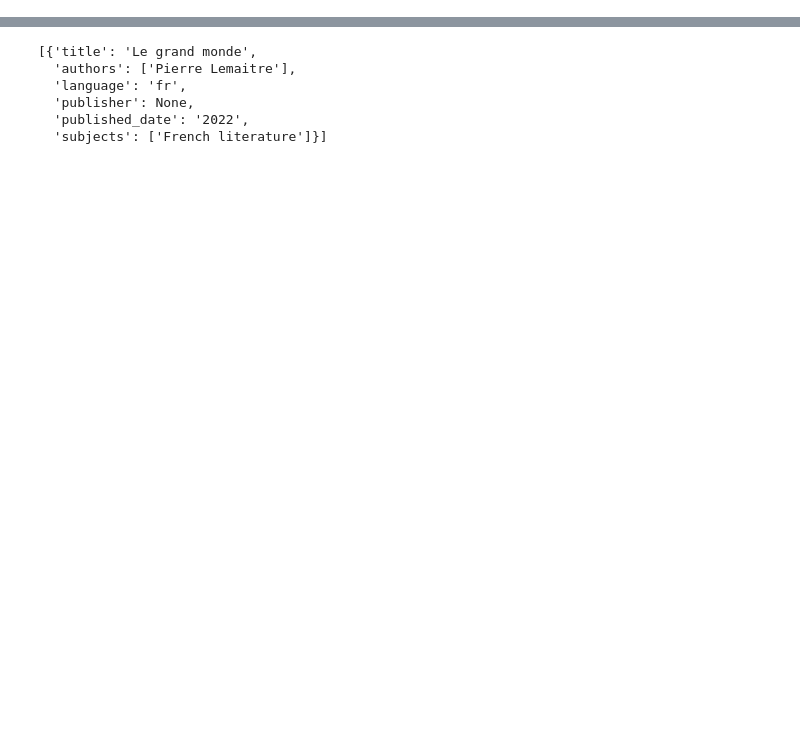
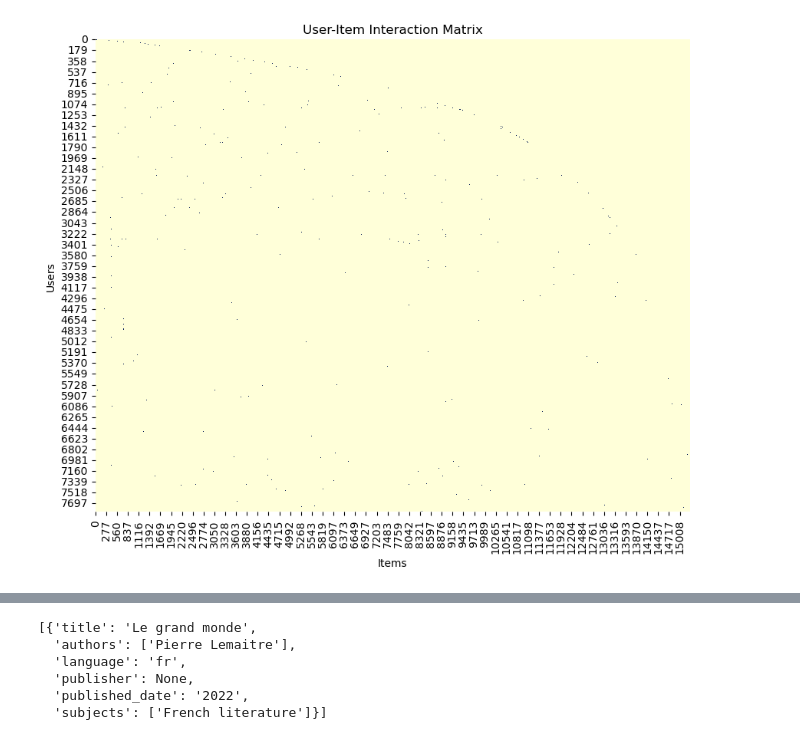
Before and after one commit to gr-oll/EPFL_Apple, a Jupyter notebook: EDA.ipynb, the cells around one changed output, grey strips where cells are left out. Saved outputs shown, nothing was run; the diff lists cells and outputs as text; code cells hidden in the pictures; blank space fills up the shorter version.

```diff
--- a/EDA.ipynb
+++ b/EDA.ipynb
@@ -5,7 +7,7 @@ import requests
 # %%
 #import csv filee interactions_train.csv
-interactions = pd.read_csv('interactions_train.csv')
-items = pd.read_csv('items.csv')
+interactions = pd.read_csv('kaggle_data/interactions_train.csv')
+items = pd.read_csv('kaggle_data/items.csv')
 
 display(interactions.head())
 display(items.head())
@@ -27,0 +75,6 @@ limited_items = items.head(100)
+# %%
+# Create a user-item interaction matrix with binary values (1 if read, 0 otherwise)
+binary_interaction_matrix = interactions.pivot_table(index='u', columns='i', values='t', aggfunc='count')
+binary_interaction_matrix = binary_interaction_matrix.notnull().astype(int)
+
+binary_interaction_matrix
@@ -27,0 +96,12 @@ limited_items = items.head(100)
+# %%
+#display the matrix with colors as a heatmap
+import seaborn as sns
+import matplotlib.pyplot as plt
+plt.figure(figsize=(10, 8))
+sns.heatmap(binary_interaction_matrix, cmap='YlGnBu', cbar=False)
+plt.title('User-Item Interaction Matrix')
+plt.xlabel('Items')
+plt.ylabel('Users')
+plt.show()
+# %% [output]
+[figure, added]
```
Also changed, not shown: parts of 15 cells of this notebook, 1 other file.
